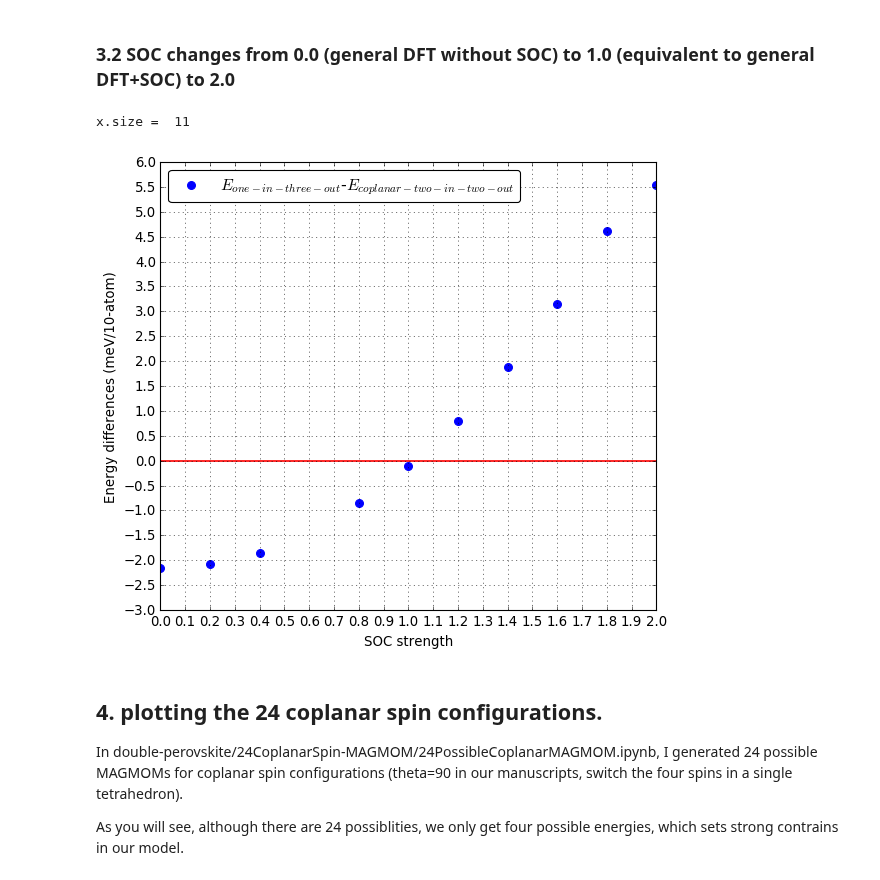
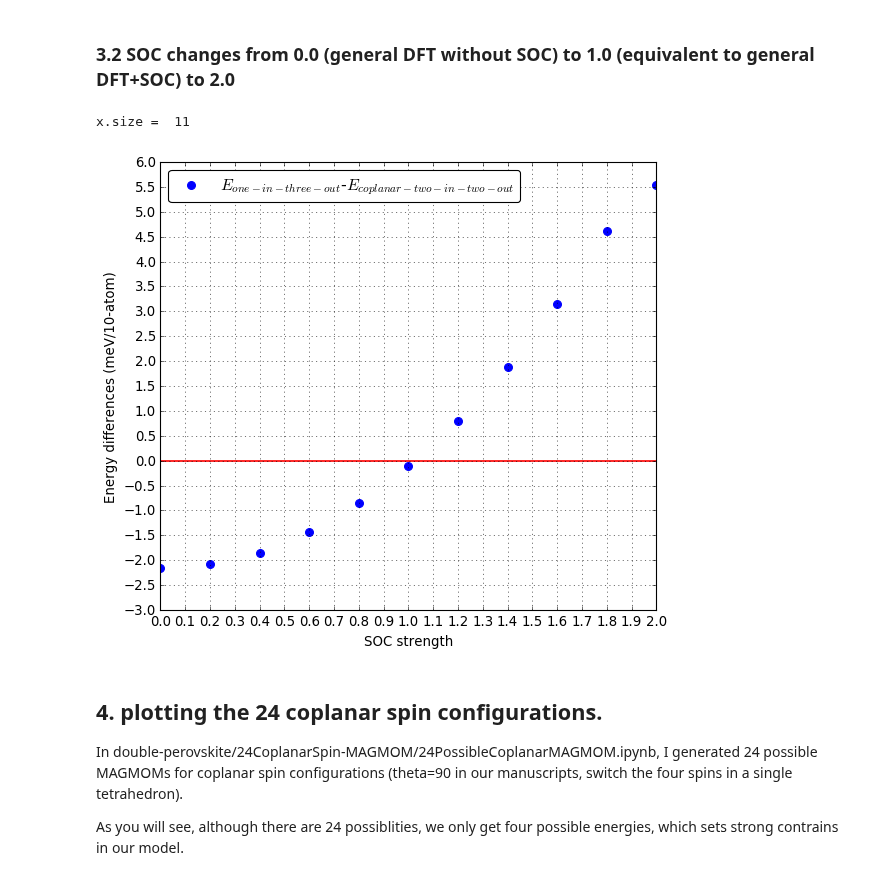
Before and after one commit to yw-fang/readingnotes, a Jupyter notebook: matsci/project2017/double-perovskite/DFT-plotting/BYOO_pressure_U_energies.ipynb, the cells around one changed output. Saved outputs shown, nothing was run; the diff lists cells and outputs as text; code cells hidden in the pictures.

Commit message:
add soc0.6 to the plot in the SOC section

```diff
--- a/matsci/project2017/double-perovskite/DFT-plotting/BYOO_pressure_U_energies.ipynb
+++ b/matsci/project2017/double-perovskite/DFT-plotting/BYOO_pressure_U_energies.ipynb
@@ -1384,37 +1384,37 @@ E5_2_SOC20 = -y_SOC20_normalized[5]+y_SOC20_normalized[2]
 E5_2_SOC00 = (-236.46828636 - (-236.45963918))*1000/4
 E5_2_SOC02 = (-236.68240816 - (-236.67406928))*1000/4
 E5_2_SOC04 = (-237.32413887 - (-237.31671286))*1000/4
-#E5_2_SOC06 = ()*1000/4
+E5_2_SOC06 = (-238.39258991 -(-238.38682391))*1000/4
 E5_2_SOC08 = (-239.88701312 - (-239.88360588))*1000/4
 
 
-E5_2array = np.array([E5_2_SOC00, E5_2_SOC02, E5_2_SOC04, E5_2_SOC08, E5_2_SOC10, E5_2_SOC12, E5_2_SOC14,
+E5_2array = np.array([E5_2_SOC00, E5_2_SOC02, E5_2_SOC04, E5_2_SOC06, E5_2_SOC08, E5_2_SOC10, E5_2_SOC12, E5_2_SOC14,
                       E5_2_SOC16, E5_2_SOC18, E5_2_SOC20])
 
 #SOCVALUE = np.array([0.0, 0.2, 0.4, 0.6, 0.8, 1.0, 1.2, 1.4, 1.6, 1.8, 2.0])
-SOCVALUE = np.array([0.0, 0.2, 0.4, 0.8, 1.0, 1.2, 1.4, 1.6, 1.8, 2.0])
+SOCVALUE = np.array([0.0, 0.2, 0.4, 0.6, 0.8, 1.0, 1.2, 1.4, 1.6, 1.8, 2.0])
 
 fig1 = plt.figure()
 ax1_1=fig1.add_subplot(1,1,1)
 ax1_1.scatter(SOCVALUE, E5_2array, s=50, color='b', label='$E_{one-in-three-out}$-$E_{coplanar-two-in-two-out}$')
 ax1_1.legend(loc="upper left")
 #plt.xticks(x, SpinConfLabel, rotation='270')
 plt.setp(ax1_1.get_xticklabels(), visible=True)
 ax1_1.set_xlabel('SOC strength')
 ax1_1.set_ylabel('Energy differences (meV/10-atom)')
 ax1_1.locator_params(nbins=20, axis='y')
 ax1_1.locator_params(nbins=20, axis='x')
 ax1_1.grid()
 ax1_1.axhline(y=0, color='r', linestyle='-')
 ax1_1.set_xlim([0,2.0]) #set x-axis limit
 
 pp1 = PdfPages('SOC-modulation-energydiff0.0-2.0.pdf')
 pp1.savefig(fig1)
 
 pp1.close()
 # %% [output]
 x.size =  11
-[figure, old version]
+[figure, new version]
 # %% [markdown]
 ## 4. plotting the 24 coplanar spin configurations.
 
```
